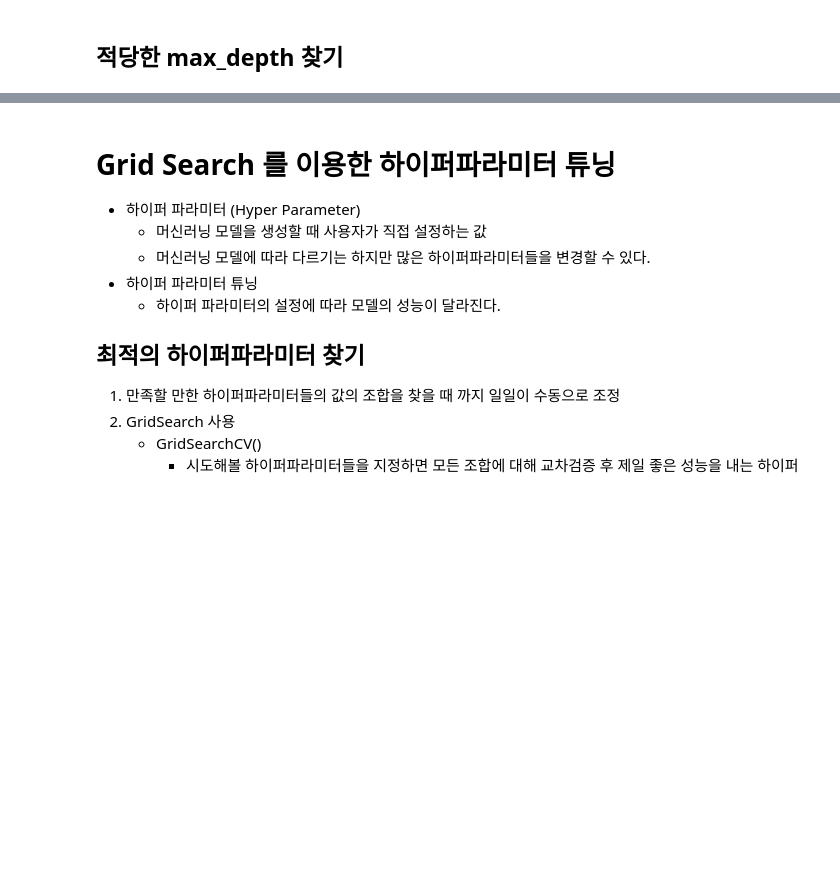
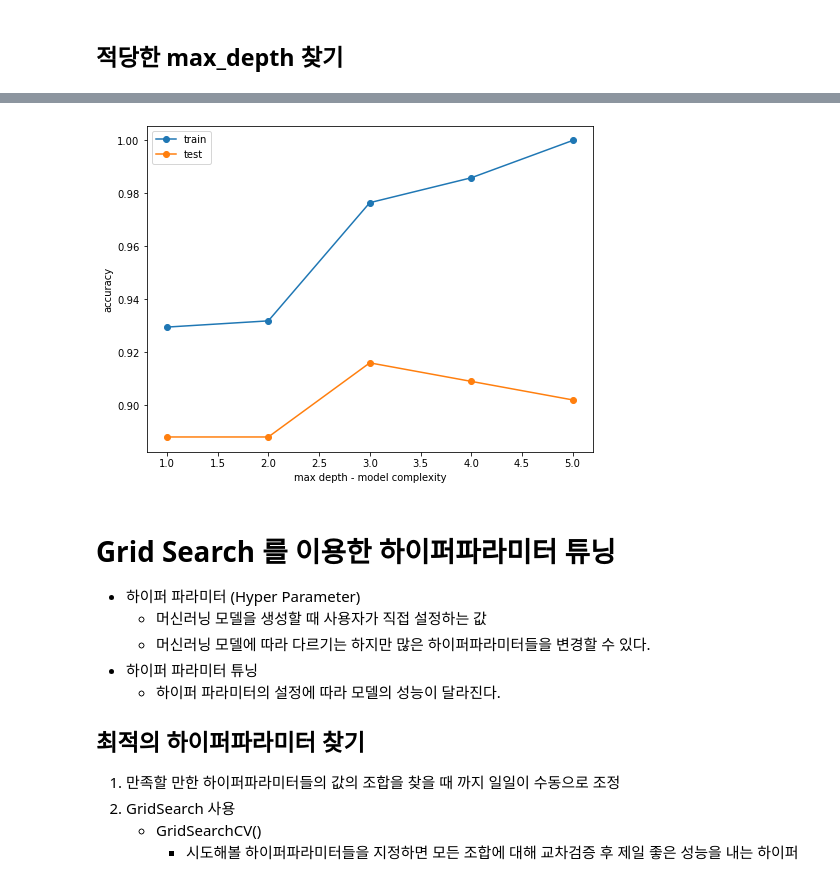
Before and after one commit to purple-cabbage0030/class_review, a Jupyter notebook: 11.MachineLearning/06_과적합_일반화_그리드서치_파이프라인.ipynb, the cells around one changed output, grey strips where cells are left out. Cells and saved outputs as stored; diff of their text form; code cells hidden in the pictures; blank space fills up the shorter version.

```diff
--- a/11.MachineLearning/06_과적합_일반화_그리드서치_파이프라인.ipynb
+++ b/11.MachineLearning/06_과적합_일반화_그리드서치_파이프라인.ipynb
@@ -84,3 +100,19 @@ train 정확도: 0.9765258215962441, test 정확도: 0.916083916083916
 # GridSearch (그리드서치)
 # %% [markdown]
 ## 적당한 max_depth 찾기
+# %%
+depth_candidates = [1,2,3,4,5]   # max_depth 후보
+
+# 평가 결과를 저장할 리스트
+train_acc_list = []
+test_acc_list = []
+
+for max_depth in depth_candidates:
+    tree = DecisionTreeClassifier(max_depth=max_depth, random_state=0)
+    tree.fit(X_train, y_train)
+
+    pred_train = tree.predict(X_train)
+    pred_test = tree.predict(X_test)
+
+    train_acc_list.append(accuracy_score(y_train, pred_train))
+    test_acc_list.append(accuracy_score(y_test, pred_test))
@@ -87,3 +134,17 @@ train 정확도: 0.9765258215962441, test 정확도: 0.916083916083916
+# %%
+# 그래프로 변화를 시각화
+import matplotlib.pyplot as plt
+
+plt.figure(figsize=(8,6))
+plt.plot(depth_candidates, train_acc_list, marker='o', label='train')
+plt.plot(depth_candidates, test_acc_list, marker='o', label='test')
+
+plt.ylabel('accuracy')   # 평가 지표(정확도)
+plt.xlabel('max depth - model complexity')   # max depth는 decision tree 모델에서의 복잡도
+plt.legend()
+plt.show()
+# %% [output]
+[figure, added]
 # %% [markdown]
 # Grid Search 를 이용한 하이퍼파라미터 튜닝
 - 하이퍼 파라미터 (Hyper Parameter)
```
Also changed, not shown: parts of 4 cells of this notebook.
